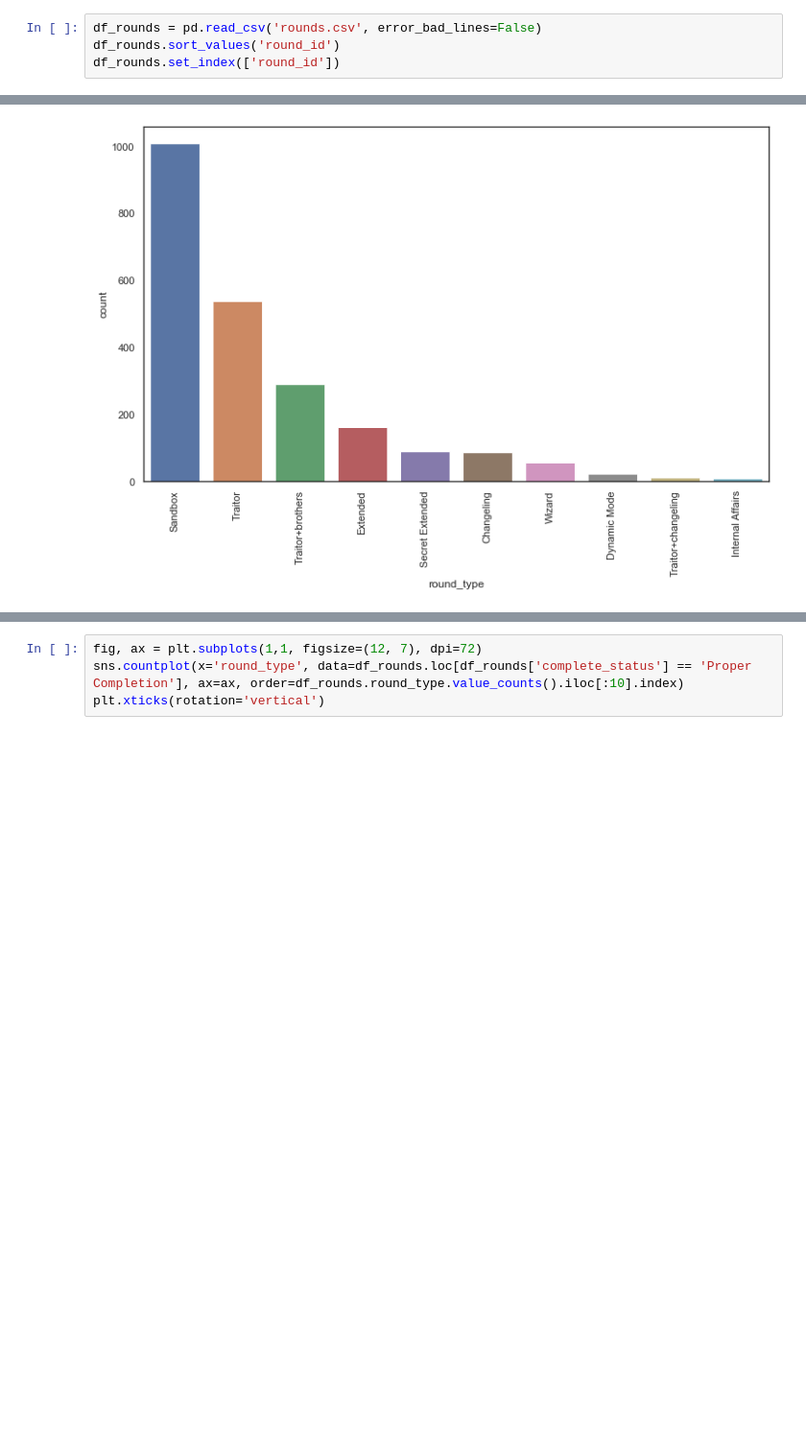
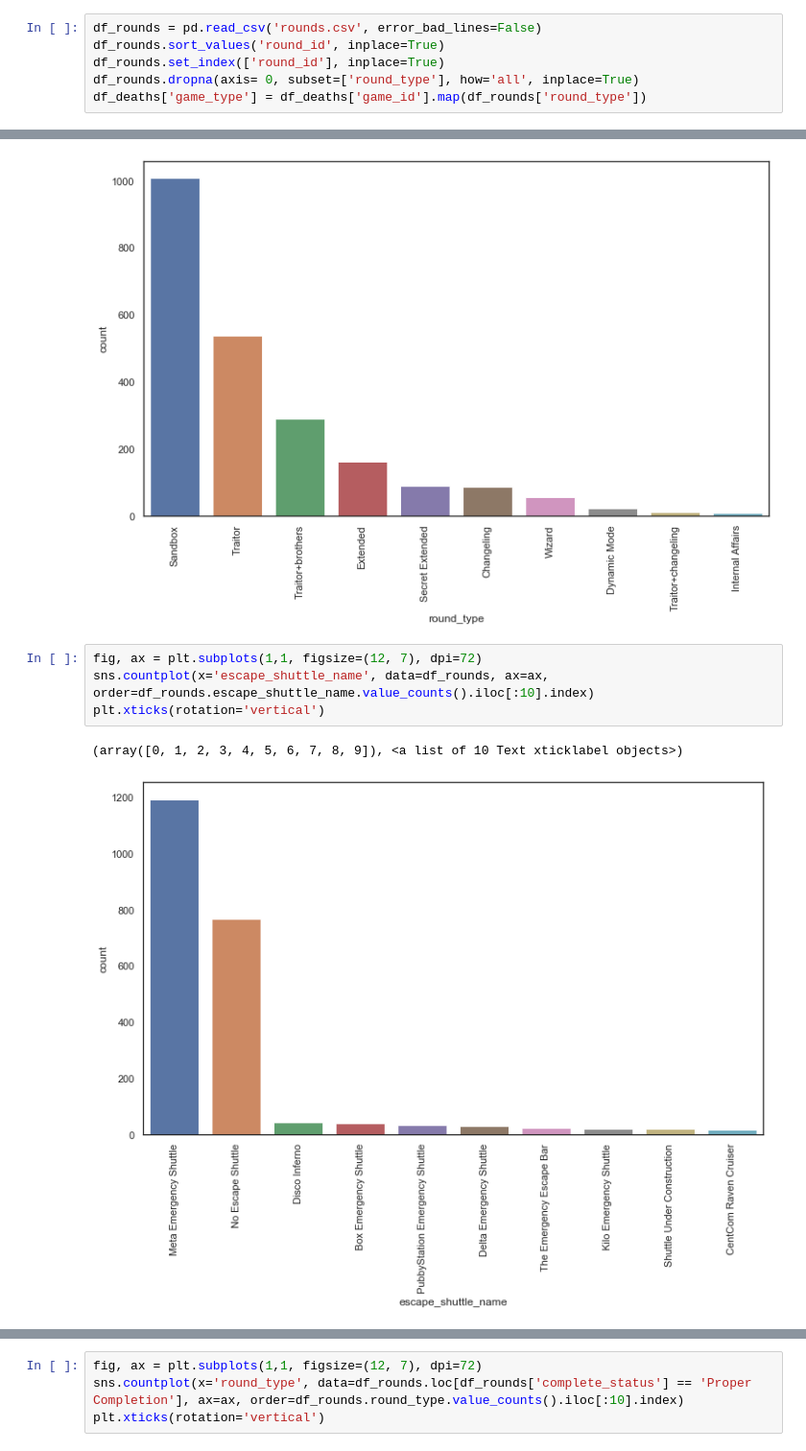
Before and after one commit to adenking/austation-scraper, a Jupyter notebook: Processing.ipynb, the cells around one changed output, grey strips where cells are left out. Shown at 96% size. Drawn from its saved outputs; the diff is of its cells as text; blank space fills up the shorter version.

```diff
--- a/Processing.ipynb
+++ b/Processing.ipynb
@@ -32,4 +26,6 @@ NameError: name 'df_deaths' is not defined
 # %%
 df_rounds = pd.read_csv('rounds.csv', error_bad_lines=False)
-df_rounds.sort_values('round_id')
-df_rounds.set_index(['round_id'])
+df_rounds.sort_values('round_id', inplace=True)
+df_rounds.set_index(['round_id'], inplace=True)
+df_rounds.dropna(axis= 0, subset=['round_type'], how='all', inplace=True)
+df_deaths['game_type'] = df_deaths['game_id'].map(df_rounds['round_type'])
@@ -93,3 +58,10 @@ plt.xticks(rotation='vertical')
 # %% [output]
 (array([0, 1, 2, 3, 4, 5, 6, 7, 8, 9]), <a list of 10 Text xticklabel objects>)
 [figure]
+# %%
+fig, ax = plt.subplots(1,1, figsize=(12, 7), dpi=72)
+sns.countplot(x='escape_shuttle_name', data=df_rounds, ax=ax, order=df_rounds.escape_shuttle_name.value_counts().iloc[:10].index)
+plt.xticks(rotation='vertical')
+# %% [output]
+(array([0, 1, 2, 3, 4, 5, 6, 7, 8, 9]), <a list of 10 Text xticklabel objects>)
+[figure, added]
```
Also changed, not shown: parts of 18 cells of this notebook, 2 other files.
